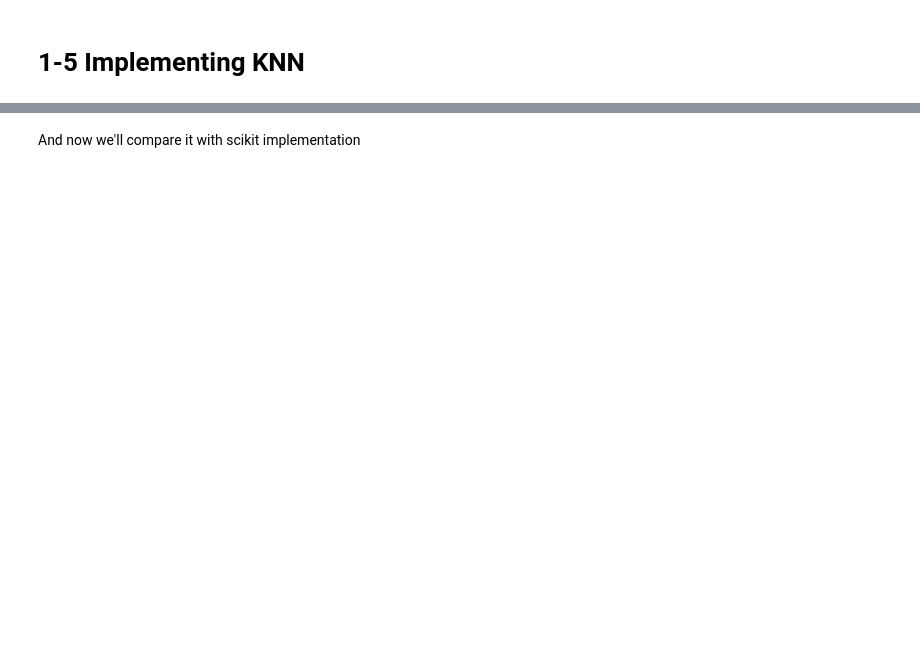
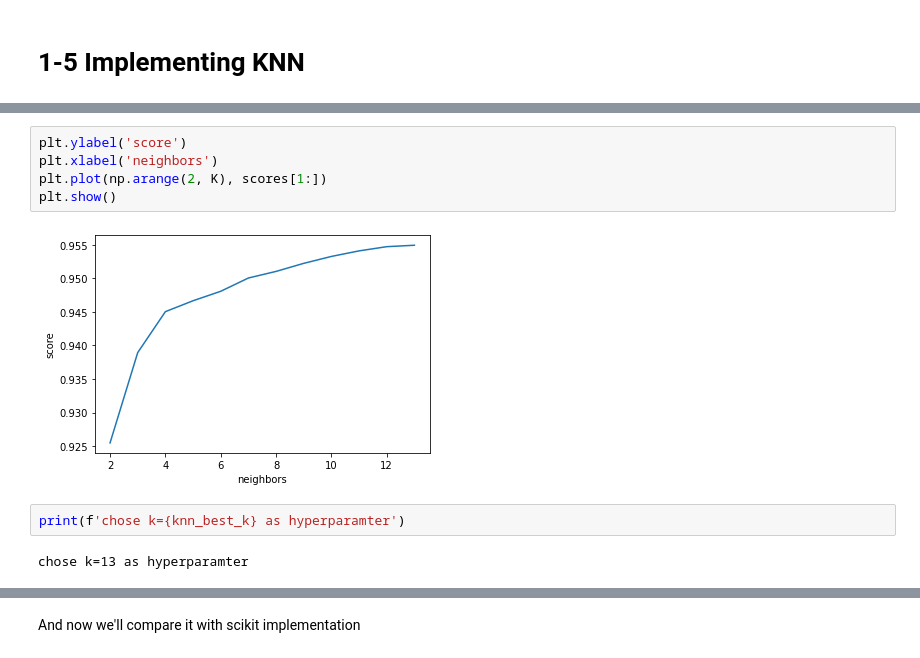
Before and after one commit to aeirya/MLProject-Diamonds, a Jupyter notebook: mlproject.ipynb, the cells around one changed output, grey strips where cells are left out. Drawn from its saved outputs; the diff is of its cells as text; blank space fills up the shorter version.

```diff
--- a/mlproject.ipynb
+++ b/mlproject.ipynb
@@ -470,0 +587,11 @@ array([9000.41666667,  803.66666667, 1126.16666667, ..., 5324.75      ,
+# %%
+plt.ylabel('score')
+plt.xlabel('neighbors')
+plt.plot(np.arange(2, K), scores[1:])
+plt.show()
+# %% [output]
+[figure, added]
+# %%
+print(f'chose k={knn_best_k} as hyperparamter')
+# %% [output]
+chose k=13 as hyperparamter
```
Also changed, not shown: parts of 160 cells of this notebook.
